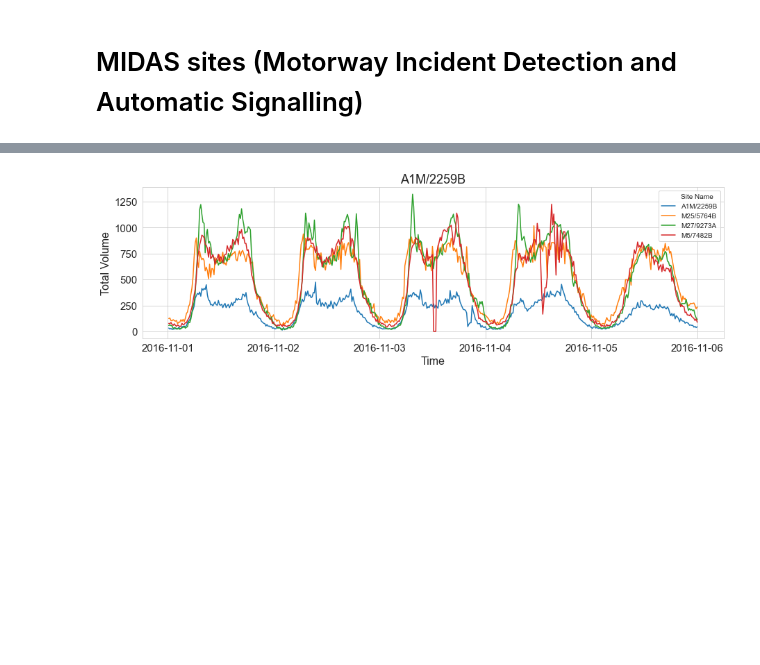
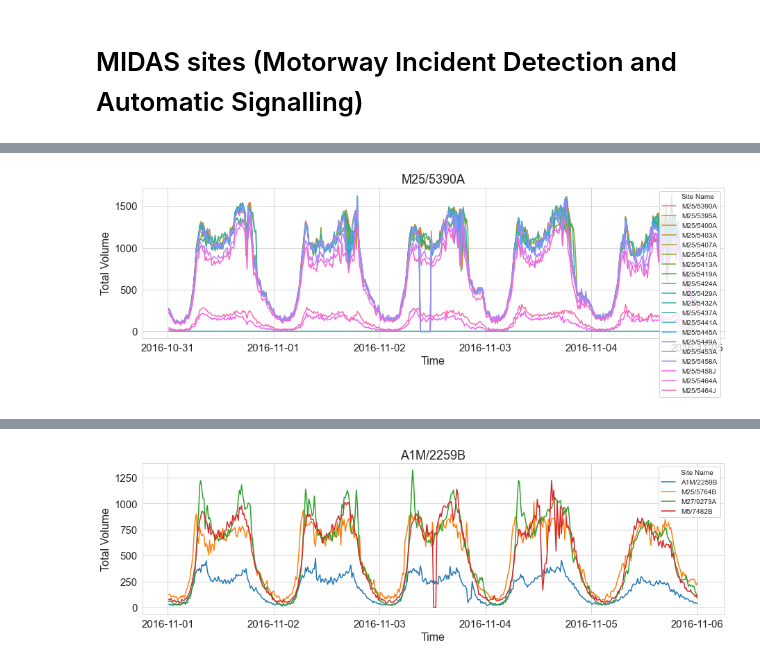
Before and after one commit to markd87/he, a Jupyter notebook: he.ipynb, the cells around one changed output, grey strips where cells are left out. Saved outputs shown, nothing was run; the diff lists cells and outputs as text; code cells hidden in the pictures; blank space fills up the shorter version.

Commit message:
added util functions for plotting and showing on map

```diff
--- a/he.ipynb
+++ b/he.ipynb
@@ -25,12 +49,4 @@ The lab_black extension is already loaded. To reload it, use:
-# %%
-def plot_report(df):
-    fig, ax = plt.subplots(figsize=(15, 4))
-    sns.lineplot(data=df, x="time", y="Total Volume", hue="Site Name")
-    ax.set_title(df["Site Name"].values[0], fontsize=18)
-    ax.set_xlabel("Time", fontsize=16)
-    ax.set_ylabel("Total Volume", fontsize=16)
-    ax.tick_params(axis="both", labelsize=15)
 # %% [markdown]
 # MIDAS sites (Motorway Incident Detection and Automatic Signalling)
 # %%
-midas = MIDAS(1.0)
+midas = MIDAS(version=1.0)
@@ -36,0 +77,10 @@ midas = MIDAS(1.0)
+# %%
+sites_199055701 = ",".join(sites_clean[sites_clean["link"] == "199055701"].Id.values)
+# %%
+df_199055701 = midas.daily_report(
+    start="31-10-2016", end="04-11-2016", sites=sites_199055701
+)
+# %%
+plot_report(df_199055701)
+# %% [output]
+[figure, added]
```
Also changed, not shown: parts of 15 cells of this notebook, 4 other files.
